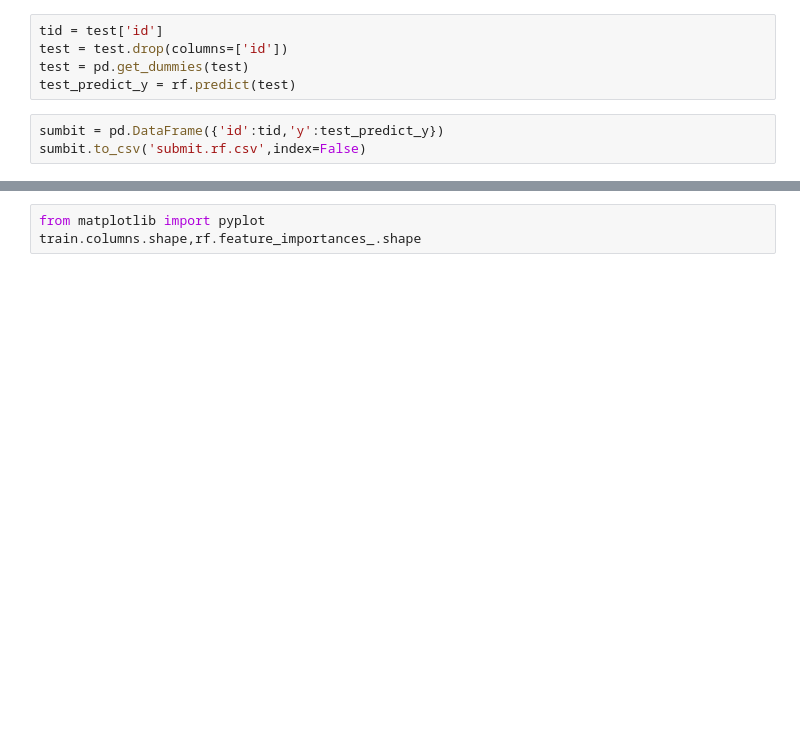
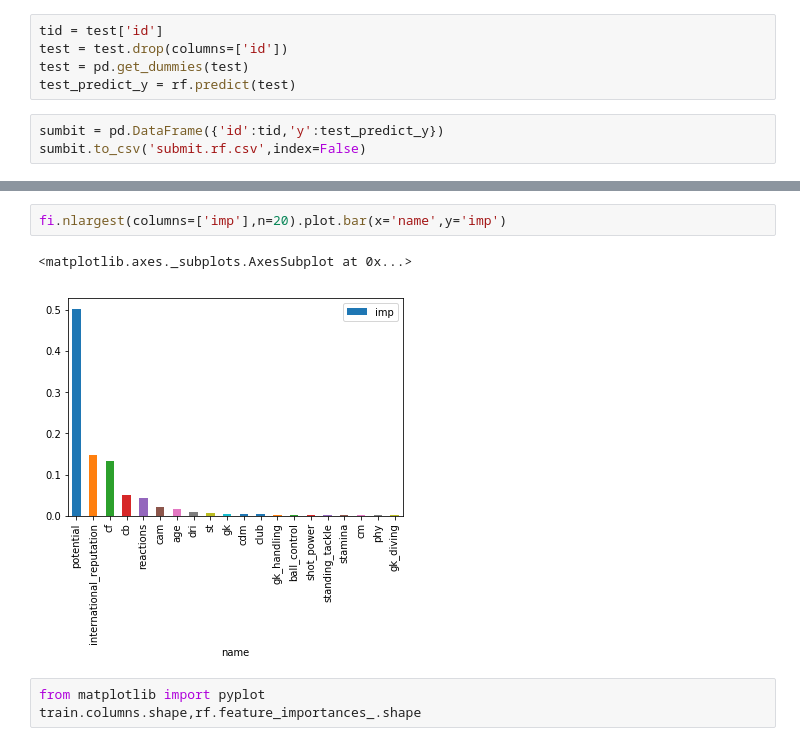
Before and after one commit to sgoal/sofasofa_projects, a Jupyter notebook: football player prices/first_try.ipynb, the cells around one changed output, grey strips where cells are left out. Saved outputs shown, nothing was run; the diff lists cells and outputs as text; blank space fills up the shorter version.

```diff
--- a/football player prices/first_try.ipynb
+++ b/football player prices/first_try.ipynb
@@ -109,3 +123,8 @@ array([1.94441617e-03, 6.68610900e-04, 6.32359515e-04, 7.83820742e-04,
+# %%
+fi.nlargest(columns=['imp'],n=20).plot.bar(x='name',y='imp')
+# %% [output]
+<matplotlib.axes._subplots.AxesSubplot at 0x...>
+[figure, added]
 # %%
 from matplotlib import pyplot
 train.columns.shape,rf.feature_importances_.shape
```
Also changed, not shown: parts of 4 cells of this notebook.
